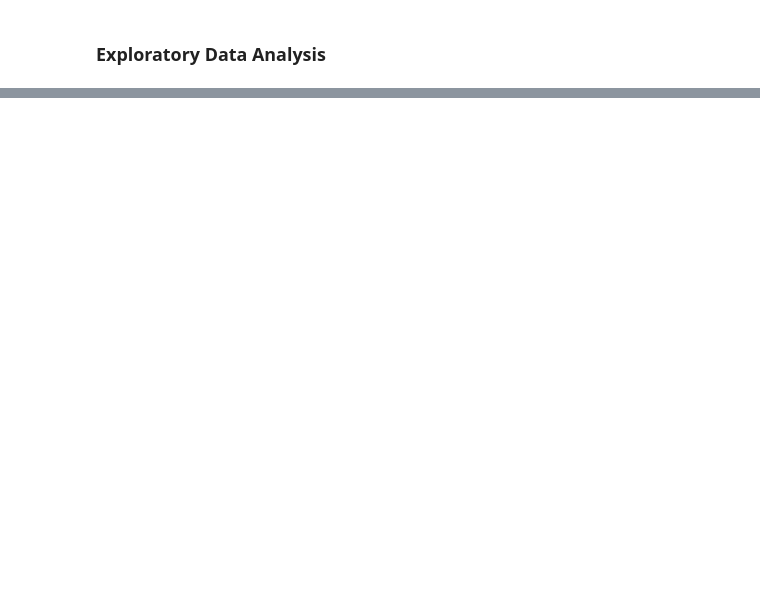
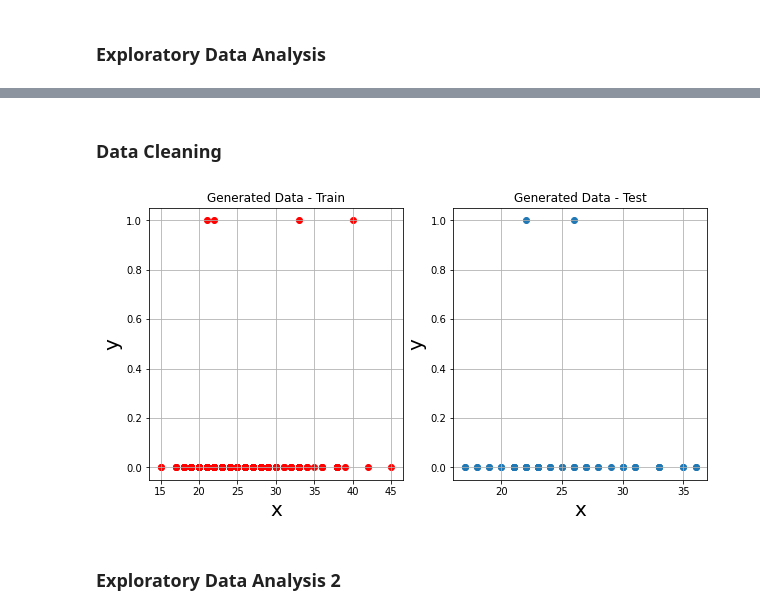
Before and after one commit to wxuan309/SC22-BatchA-elastic-searchers, a Jupyter notebook: ds-project/main.ipynb, the cells around one changed output, grey strips where cells are left out. Cells and saved outputs as stored; diff of their text form; code cells hidden in the pictures; blank space fills up the shorter version.

```diff
--- a/ds-project/main.ipynb
+++ b/ds-project/main.ipynb
@@ -120,0 +161,2 @@ fig.show()
+# %% [markdown]
+### Data Cleaning
@@ -120,0 +178,48 @@ fig.show()
+# %%
+# Checking for Missing Data
+if X.shape[0] != y.shape[0]:
+    print("It looks like you have missing data. You may want to preprocess your data more with pandas to delete any rows with missing, NaN, N/A, and null values.")
+
+idx = np.arange(length) #shuffle our dataset indices so we don't always split the same way!
+np.random.shuffle(idx)
+
+#split our data with 80% for training (learning) and 20% for testing.
+split_threshold = int(length * 0.8)
+
+train_idx = idx[:split_threshold]
+# Uses the remaining indices for testing
+test_idx = idx[split_threshold:]
+
+# Generates train and test sets and formats them for training.
+x_train, y_train = X[train_idx], y[train_idx]
+x_test, y_test = X[test_idx], y[test_idx]
+x_train= x_train.reshape(-1, 1)
+y_train= y_train.reshape(-1, 1)
+x_test = x_test.reshape(-1, 1)
+# %%
+#let's plot our split data to see how it looks!
+plt.figure(figsize=(10,5))
+
+# plot the train set
+plt.subplot(1,2,1)
+plt.scatter(x_train,y_train, c='red')
+plt.xlabel('x', fontsize = 20)
+plt.ylabel('y', fontsize = 20)
+plt.title('Generated Data - Train')
+plt.grid('on')
+
+
+
+# plot the test set
+plt.subplot(1,2,2)
+plt.scatter(x_test, y_test)
+plt.xlabel('x', fontsize = 20)
+plt.ylabel('y', fontsize = 20)
+plt.title('Generated Data - Test')
+plt.grid('on')
+
+plt.show()
+# %% [output]
+[figure, added]
+# %% [markdown]
+### Exploratory Data Analysis 2
```
Also changed, not shown: parts of 32 cells of this notebook, 35 other files.
